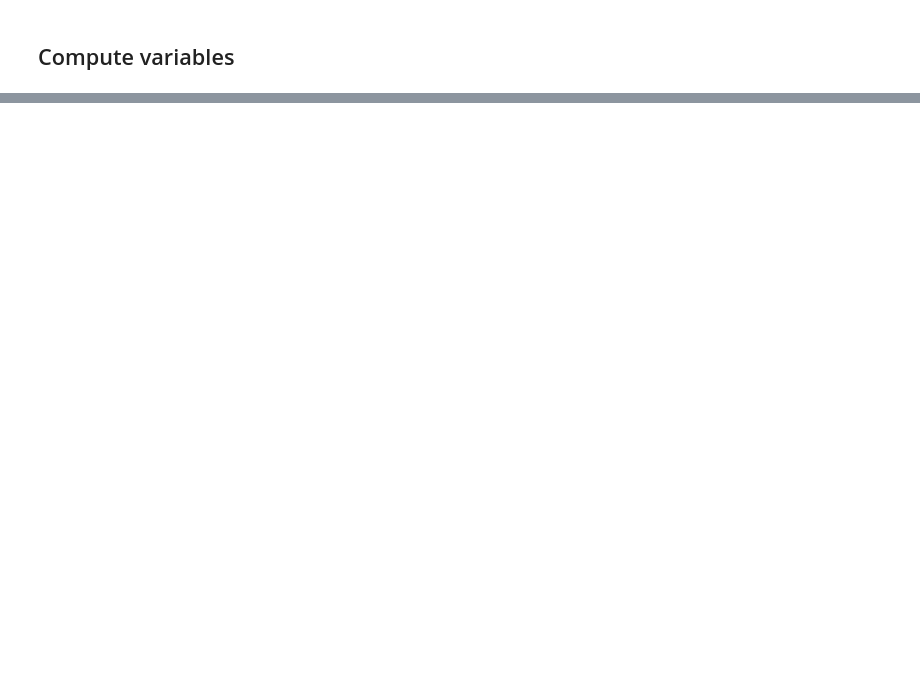
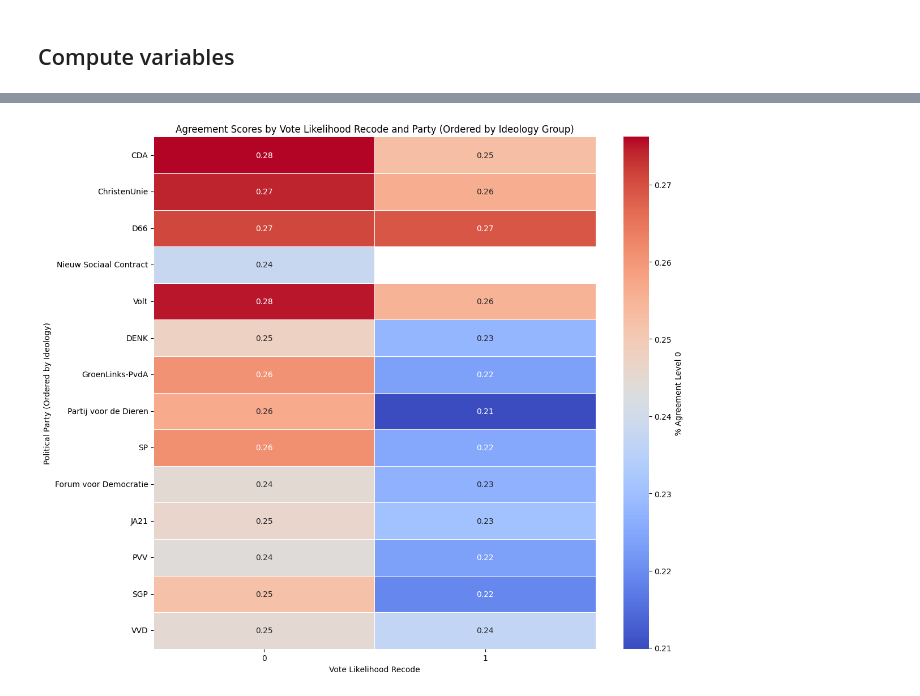
Before and after one commit to annekroon/AnnotationBias, a Jupyter notebook: 02_analyse_full_experiment.ipynb, the cells around one changed output, grey strips where cells are left out. Saved outputs shown, nothing was run; the diff lists cells and outputs as text; code cells hidden in the pictures; blank space fills up the shorter version.

```diff
--- a/02_analyse_full_experiment.ipynb
+++ b/02_analyse_full_experiment.ipynb
@@ -411,0 +1550,33 @@ df_clean['dsc'].hist()
+# %%
+import seaborn as sns
+import matplotlib.pyplot as plt
+import pandas as pd
+
+# Sort by Ideology_Group and normalized_party for proper order
+df_with_metrics_no_missings = df_with_metrics_no_missings.sort_values(by=['Ideology_Group', 'normalized_party'])
+
+# Group data by normalized_party and vote_likelihood_recode, calculate mean for agreement
+party_grouped = df_with_metrics_no_missings.groupby(['Ideology_Group', 'normalized_party', 'vote_likelihood_recode'])[
+    '%_agreement_level_0'
+].mean().reset_index()
+
+# Pivot data to prepare for heatmap
+heatmap_data = party_grouped.pivot(index='normalized_party', columns='vote_likelihood_recode', values='%_agreement_level_0')
+
+# Sort the index by Ideology_Group (preserves grouping of parties by ideology)
+heatmap_data = heatmap_data.reindex(
+    df_with_metrics_no_missings[['Ideology_Group', 'normalized_party']]
+    .drop_duplicates()
+    .sort_values(by=['Ideology_Group', 'normalized_party'])['normalized_party']
+)
+
+# Plot the heatmap
+plt.figure(figsize=(12, 10))
+sns.heatmap(heatmap_data, cmap='coolwarm', annot=True, fmt=".2f", linewidths=.5, cbar_kws={'label': '% Agreement Level 0'})
+plt.title("Agreement Scores by Vote Likelihood Recode and Party (Ordered by Ideology Group)")
+plt.xlabel("Vote Likelihood Recode")
+plt.ylabel("Political Party (Ordered by Ideology)")
+plt.tight_layout()
+plt.show()
+# %% [output]
+[figure, added]
```
Also changed, not shown: parts of 158 cells of this notebook.
